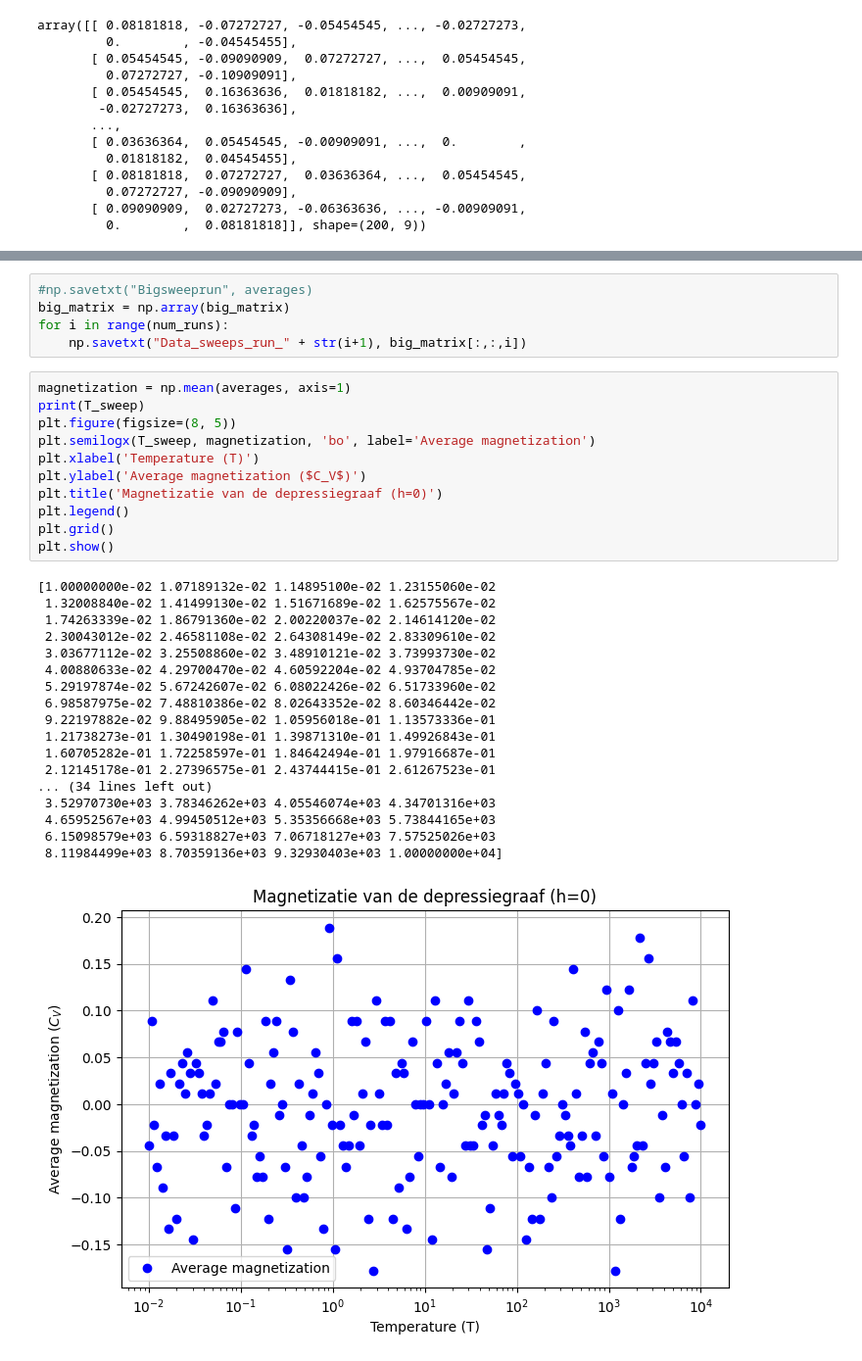
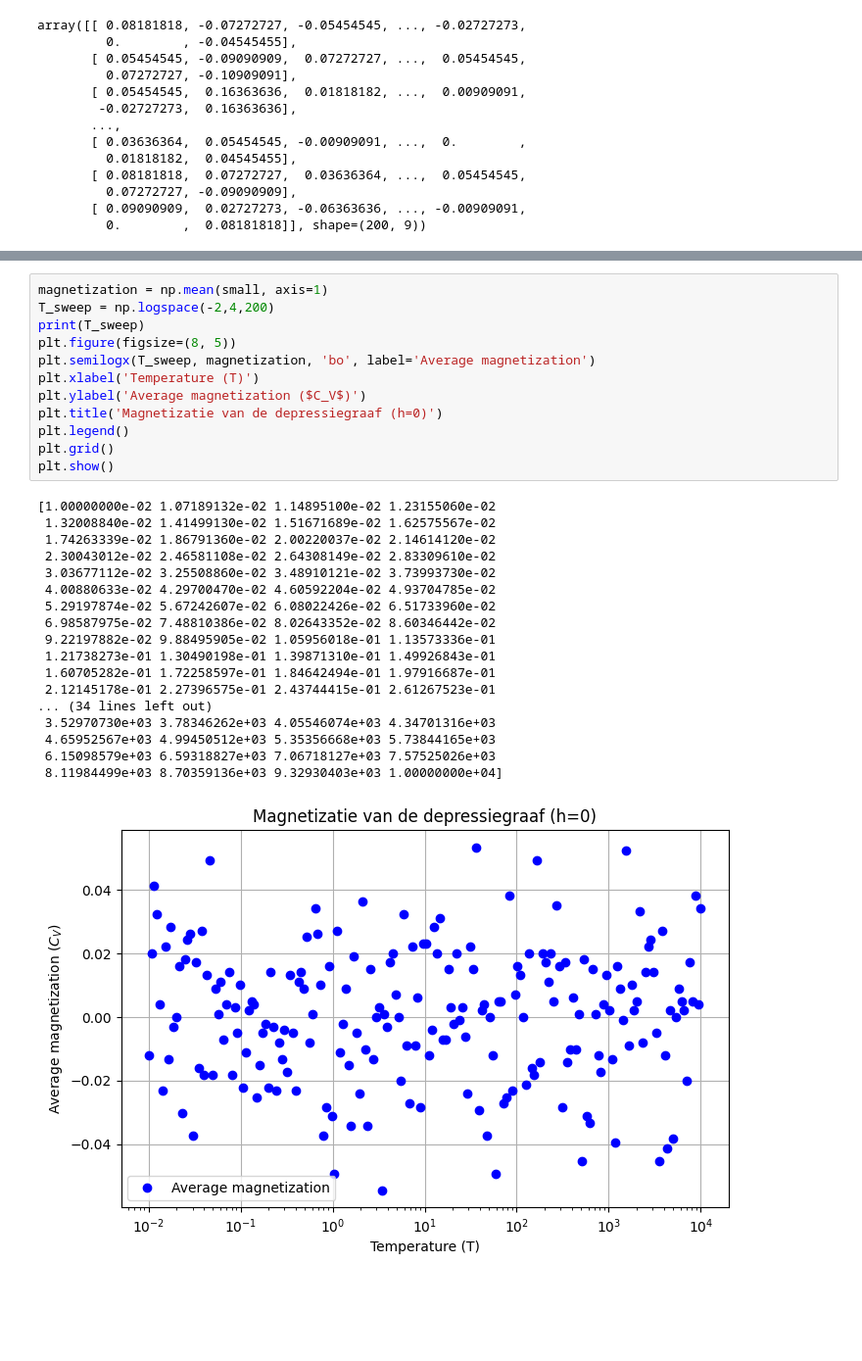
Before and after one commit to justlearning42/depressiegraaf, a Jupyter notebook: Depressiegraaf.ipynb, the cells around one changed output, grey strips where cells are left out. Shown at 98% size. Drawn from its saved outputs; the diff is of its cells as text; blank space fills up the shorter version.

```diff
--- a/Depressiegraaf.ipynb
+++ b/Depressiegraaf.ipynb
@@ -212,35 +219,31 @@ array([[ 0. ,  0. , -0.4, ..., -0.5,  0.2,  0.2],
-# %%
-#np.savetxt("Bigsweeprun", averages)
-big_matrix = np.array(big_matrix)
-for i in range(num_runs):
-    np.savetxt("Data_sweeps_run_" + str(i+1), big_matrix[:,:,i])
 # %%
-magnetization = np.mean(averages, axis=1)
+magnetization = np.mean(small, axis=1)
+T_sweep = np.logspace(-2,4,200)
 print(T_sweep)
 plt.figure(figsize=(8, 5))
 plt.semilogx(T_sweep, magnetization, 'bo', label='Average magnetization')
 plt.xlabel('Temperature (T)')
 plt.ylabel('Average magnetization ($C_V$)')
 plt.title('Magnetizatie van de depressiegraaf (h=0)')
 plt.legend()
 plt.grid()
 plt.show()
 # %% [output]
 [1.00000000e-02 1.07189132e-02 1.14895100e-02 1.23155060e-02
  1.32008840e-02 1.41499130e-02 1.51671689e-02 1.62575567e-02
  1.74263339e-02 1.86791360e-02 2.00220037e-02 2.14614120e-02
  2.30043012e-02 2.46581108e-02 2.64308149e-02 2.83309610e-02
  3.03677112e-02 3.25508860e-02 3.48910121e-02 3.73993730e-02
  4.00880633e-02 4.29700470e-02 4.60592204e-02 4.93704785e-02
  5.29197874e-02 5.67242607e-02 6.08022426e-02 6.51733960e-02
  6.98587975e-02 7.48810386e-02 8.02643352e-02 8.60346442e-02
  9.22197882e-02 9.88495905e-02 1.05956018e-01 1.13573336e-01
  1.21738273e-01 1.30490198e-01 1.39871310e-01 1.49926843e-01
  1.60705282e-01 1.72258597e-01 1.84642494e-01 1.97916687e-01
  2.12145178e-01 2.27396575e-01 2.43744415e-01 2.61267523e-01
 ... (34 lines left out)
  3.52970730e+03 3.78346262e+03 4.05546074e+03 4.34701316e+03
  4.65952567e+03 4.99450512e+03 5.35356668e+03 5.73844165e+03
  6.15098579e+03 6.59318827e+03 7.06718127e+03 7.57525026e+03
  8.11984499e+03 8.70359136e+03 9.32930403e+03 1.00000000e+04]
-[figure, old version]
+[figure, new version]
```
Also changed, not shown: parts of 4 cells of this notebook, 51 other files.
